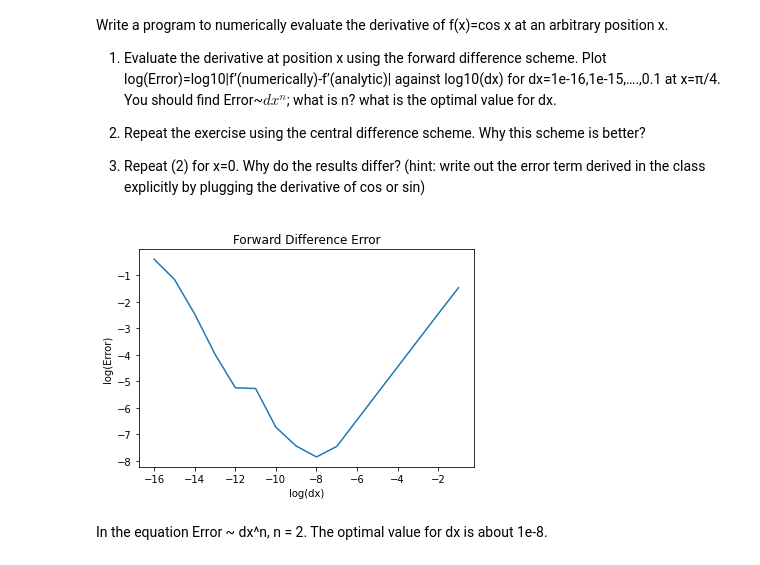
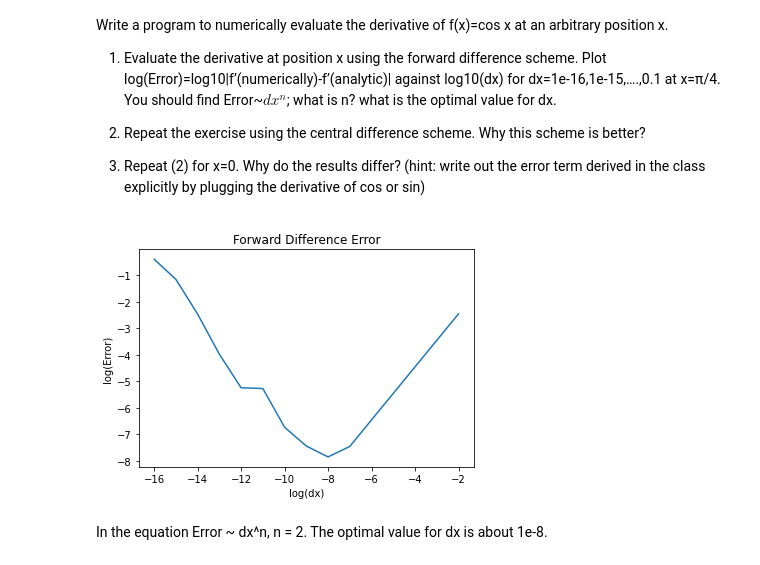
Before and after one commit to grahaa14/computational-physics-class-404-604-Spring-2022, a Jupyter notebook: GrahamLect4HW.ipynb, the cells around one changed output. Cells and saved outputs as stored; diff of their text form; code cells hidden in the pictures.

```diff
--- a/GrahamLect4HW.ipynb
+++ b/GrahamLect4HW.ipynb
@@ -11,28 +11,28 @@ Write a program to numerically evaluate the derivative of f(x)=cos x at an arbit
 # %%
 #Problem 1
 import numpy as np
 import matplotlib.pyplot as plt
 
 #Forward difference from Lecture 4
 def derifw(y,x,dx):
     return (y(x+dx)-y(x))/dx
 
 x=np.pi / 4
 dxarr=[]
 yarr=[]
 yexact = -np.sin(x) #exact analytic value from f'(x)
-for dx in 10**np.arange(-16, 0, 1.):
+for dx in 10**np.arange(-16, -1, 1.):
     y=derifw(np.cos,x,dx)
     dxarr.append(np.log10(dx))
     yarr.append(np.log10(abs(y - yexact)))
 
 plt.plot(dxarr, yarr)
 plt.ylabel("log(Error)")
 plt.xlabel("log(dx)")
 plt.title("Forward Difference Error")
 plt.show()
 # %% [output]
-[figure, old version]
+[figure, new version]
 # %% [markdown]
 In the equation Error ~ dx^n, n = 2. The optimal value for dx is about 1e-8.
 # %%
```
Also changed, not shown: 1 other file.
